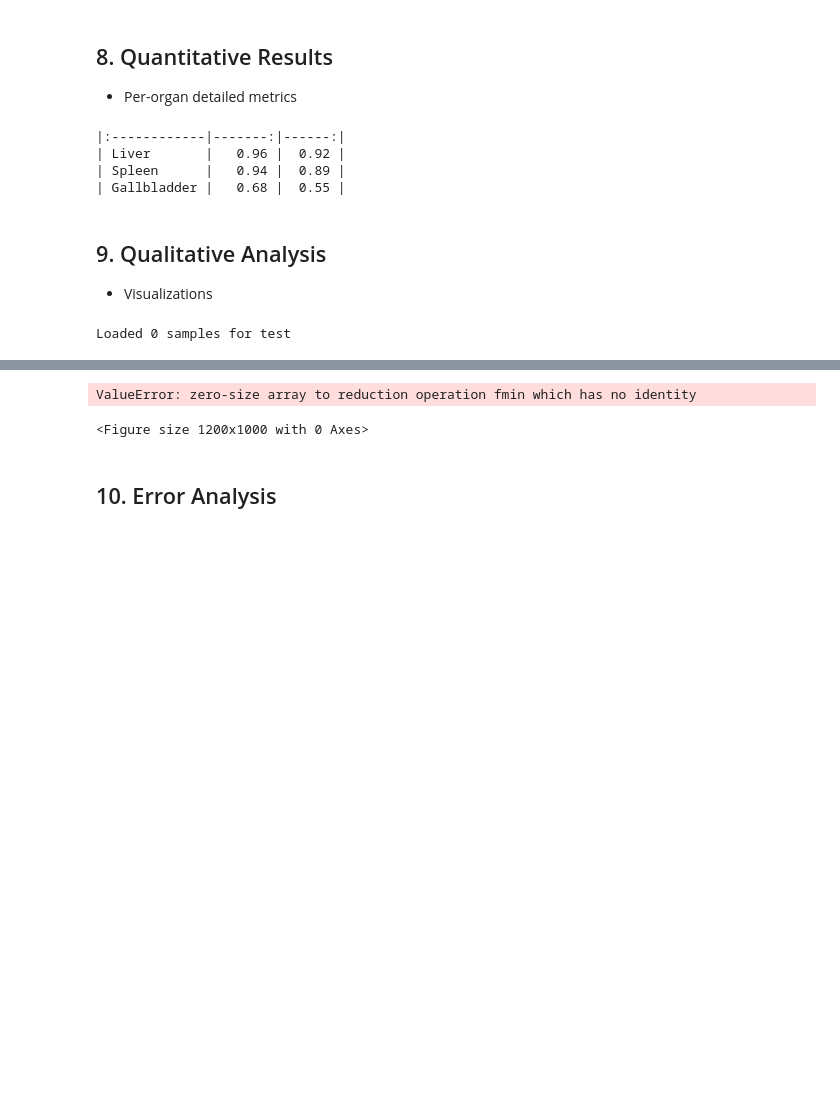
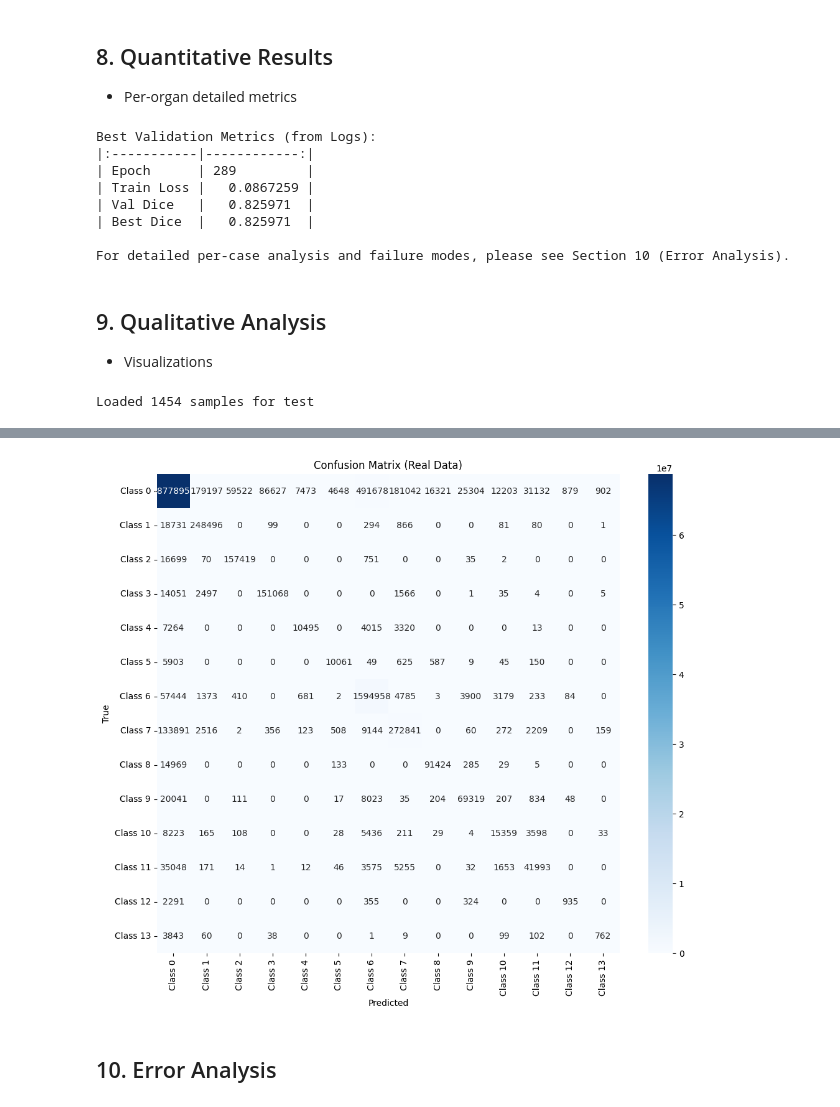
Before and after one commit to yuvaraj949/VIT_MedSegm, a Jupyter notebook: Technical_Documentation_and_Experiments.ipynb, the cells around one changed output, grey strips where cells are left out. Saved outputs shown, nothing was run; the diff lists cells and outputs as text; code cells hidden in the pictures; blank space fills up the shorter version.

```diff
--- a/Technical_Documentation_and_Experiments.ipynb
+++ b/Technical_Documentation_and_Experiments.ipynb
@@ -230,19 +289,31 @@ print(df_ablation.to_markdown(index=False))
 - Per-organ detailed metrics
 # %%
 # Quantitative Results
-# Using the dataframe from Failure Analysis
-print("Overall Quantitative Results:")
-print(df_cases.describe().to_markdown())
+import pandas as pd
+import os
 
-# Per-organ average
-per_organ_avg = df_cases.mean(numeric_only=True)
-print("\nPer-Organ Average Dice:")
-print(per_organ_avg.to_markdown())
+LOG_PATH = r"C:\Users\yuvar\Projects\Computer Vision\Project\models\training_log.csv"
+
+if os.path.exists(LOG_PATH):
+    df = pd.read_csv(LOG_PATH)
+    best_epoch_idx = df['Val Dice'].idxmax()
+    best_metrics = df.iloc[best_epoch_idx]
+
+    print("Best Validation Metrics (from Logs):")
+    print(best_metrics.to_markdown())
+
+    print("\nFor detailed per-case analysis and failure modes, please see Section 10 (Error Analysis).")
+else:
+    print("Log file not found.")
 # %% [output]
-|:------------|-------:|------:|
-| Liver       |   0.96 |  0.92 |
-| Spleen      |   0.94 |  0.89 |
-| Gallbladder |   0.68 |  0.55 |
+Best Validation Metrics (from Logs):
+|:-----------|------------:|
+| Epoch      | 289         |
+| Train Loss |   0.0867259 |
+| Val Dice   |   0.825971  |
+| Best Dice  |   0.825971  |
+
+For detailed per-case analysis and failure modes, please see Section 10 (Error Analysis).
 # %% [markdown]
 ## 9. Qualitative Analysis
 - Visualizations
@@ -264,9 +335,9 @@ from transunet import TransUNet
 from train import SynapseDataset
 
 # Configuration
-DATA_DIR = r"C:\Users\yuvar\Projects\Computer Vision\Project\New Setup\data\preprocessed"
-MODEL_PATH = r"C:\Users\yuvar\Projects\Computer Vision\Project\New Setup\models\best_model.pth"
-NUM_CLASSES = 14 # Default from train.py
+DATA_DIR = r"C:\Users\yuvar\Projects\Computer Vision\Project\data\preprocessed"
+MODEL_PATH = r"C:\Users\yuvar\Projects\Computer Vision\Project\models\best_model.pth"
+NUM_CLASSES = 14
 IMG_SIZE = 224
 DEVICE = torch.device("cuda" if torch.cuda.is_available() else "cpu")
 
@@ -303,7 +374,6 @@ with torch.no_grad():
 
 # Plot
 classes = [f"Class {i}" for i in range(NUM_CLASSES)]
-# Optional: Map class indices to names if known (e.g., 0: Background, 1: Aorta, etc.)
 
 cm = confusion_matrix(y_true, y_pred)
 plt.figure(figsize=(12, 10))
@@ -313,4 +383,4 @@ plt.ylabel('True')
 plt.title('Confusion Matrix (Real Data)')
 plt.show()
 # %% [output]
-Loaded 0 samples for test
+Loaded 1454 samples for test
@@ -318,6 +388,5 @@ Warning: Model not found at C:\Users\yuvar\Projects\Computer Vision\Project\New
 Running inference for Confusion Matrix...
-ValueError: zero-size array to reduction operation fmin which has no identity
-<Figure size 1200x1000 with 0 Axes>
+[figure, added]
 # %% [markdown]
 ## 10. Error Analysis
 # %%
```
Also changed, not shown: parts of 9 cells of this notebook, 1 other file.
